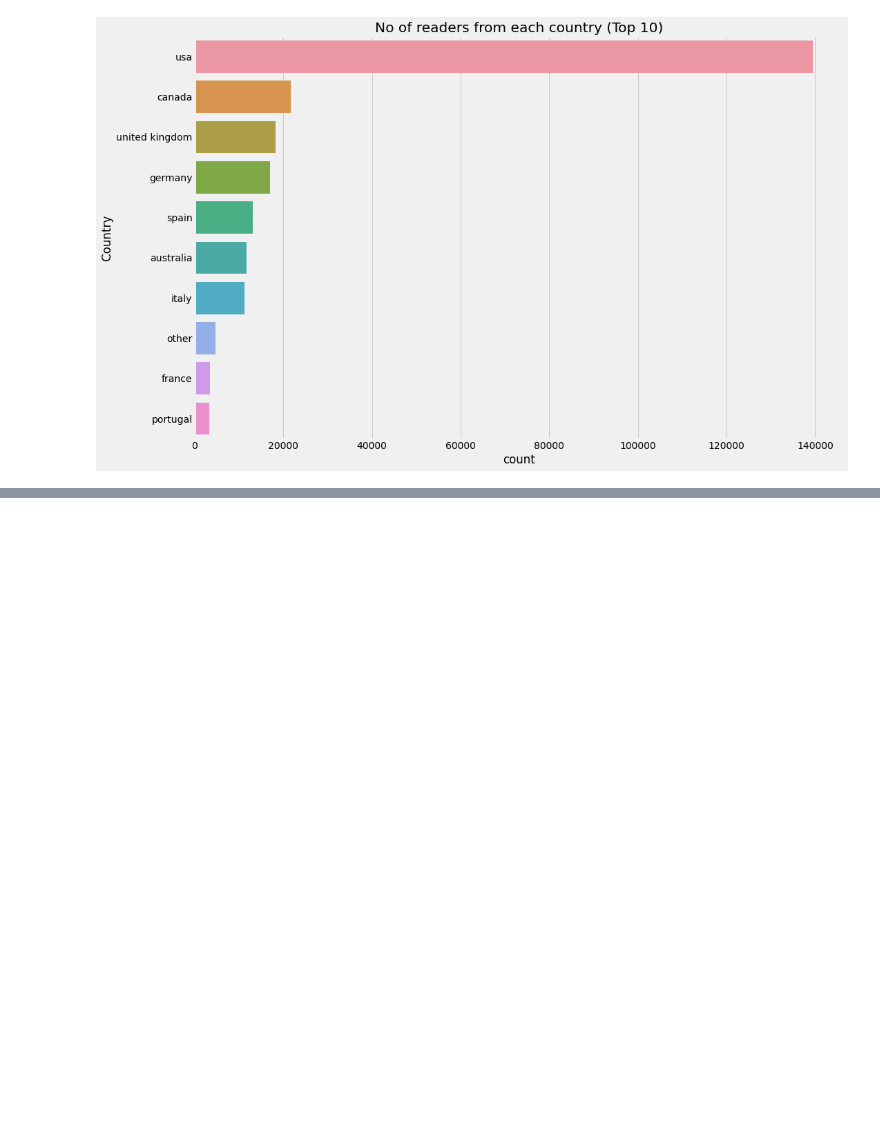
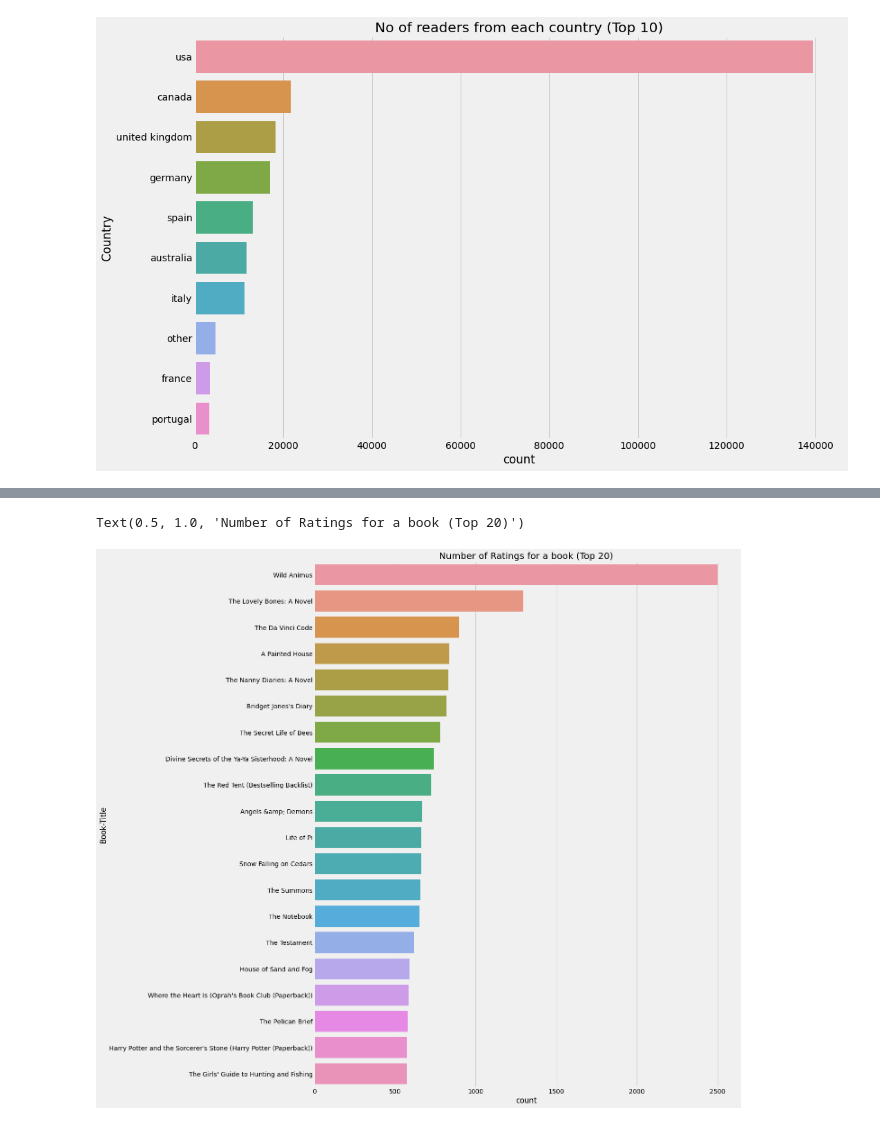
Before and after one commit to Dshivank/Book-Recommendation-System, a Jupyter notebook: Book_Recommendation_System.ipynb, the cells around one changed output, grey strips where cells are left out. Saved outputs shown, nothing was run; the diff lists cells and outputs as text; code cells hidden in the pictures; blank space fills up the shorter version.

```diff
--- a/Book_Recommendation_System.ipynb
+++ b/Book_Recommendation_System.ipynb
@@ -622,0 +632,8 @@ Text(0.5, 1.0, 'No of readers from each country (Top 10)')
+# %%
+#polt the bar plot book title vs Rating count
+plt.figure(figsize=(15,20))
+sns.countplot(y="Book-Title", data=dataset, order=dataset['Book-Title'].value_counts().index[0:20])
+plt.title("Number of Ratings for a book (Top 20)")
+# %% [output]
+Text(0.5, 1.0, 'Number of Ratings for a book (Top 20)')
+[figure, added]
```
Also changed, not shown: parts of 17 cells of this notebook.
